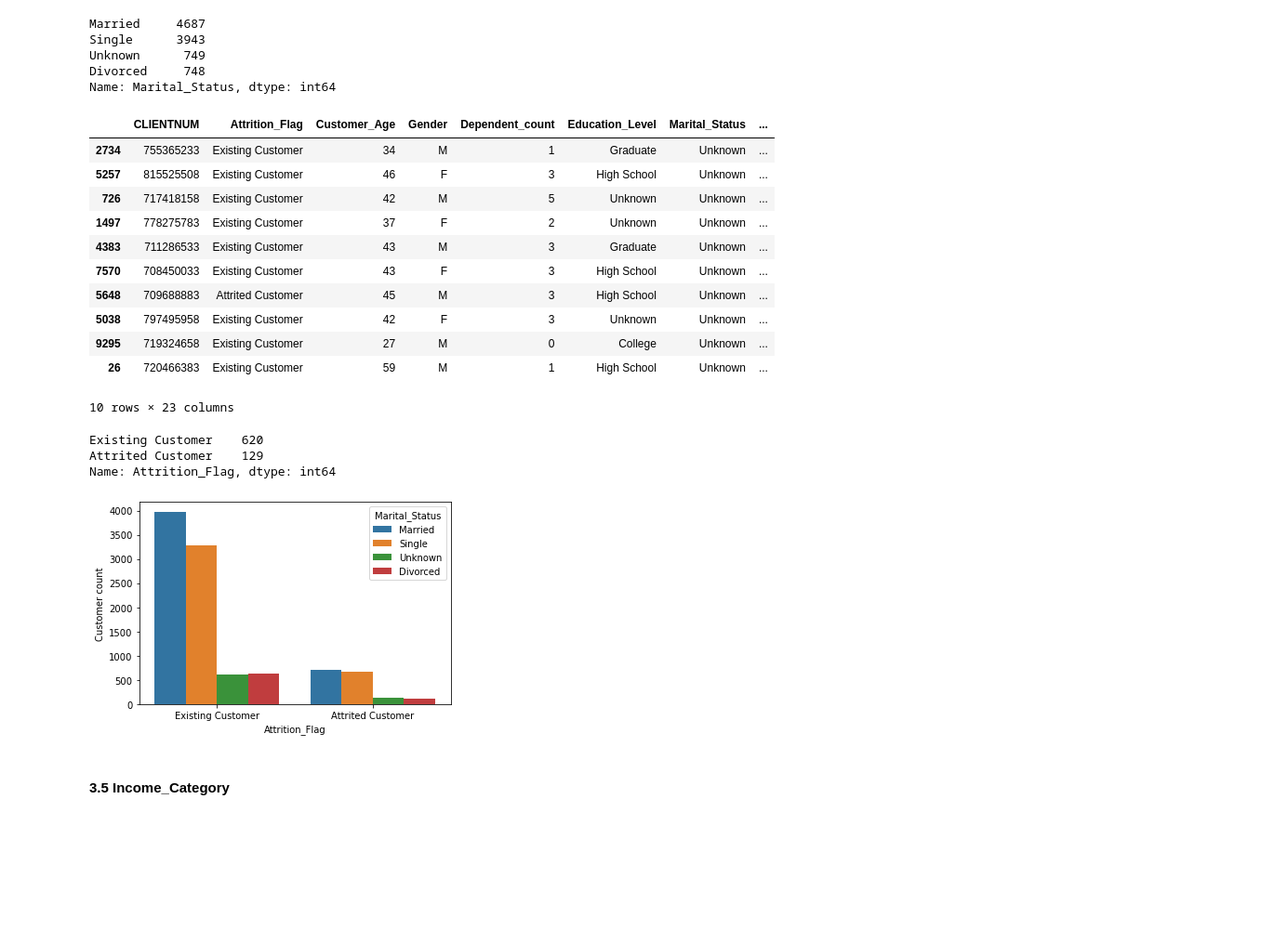
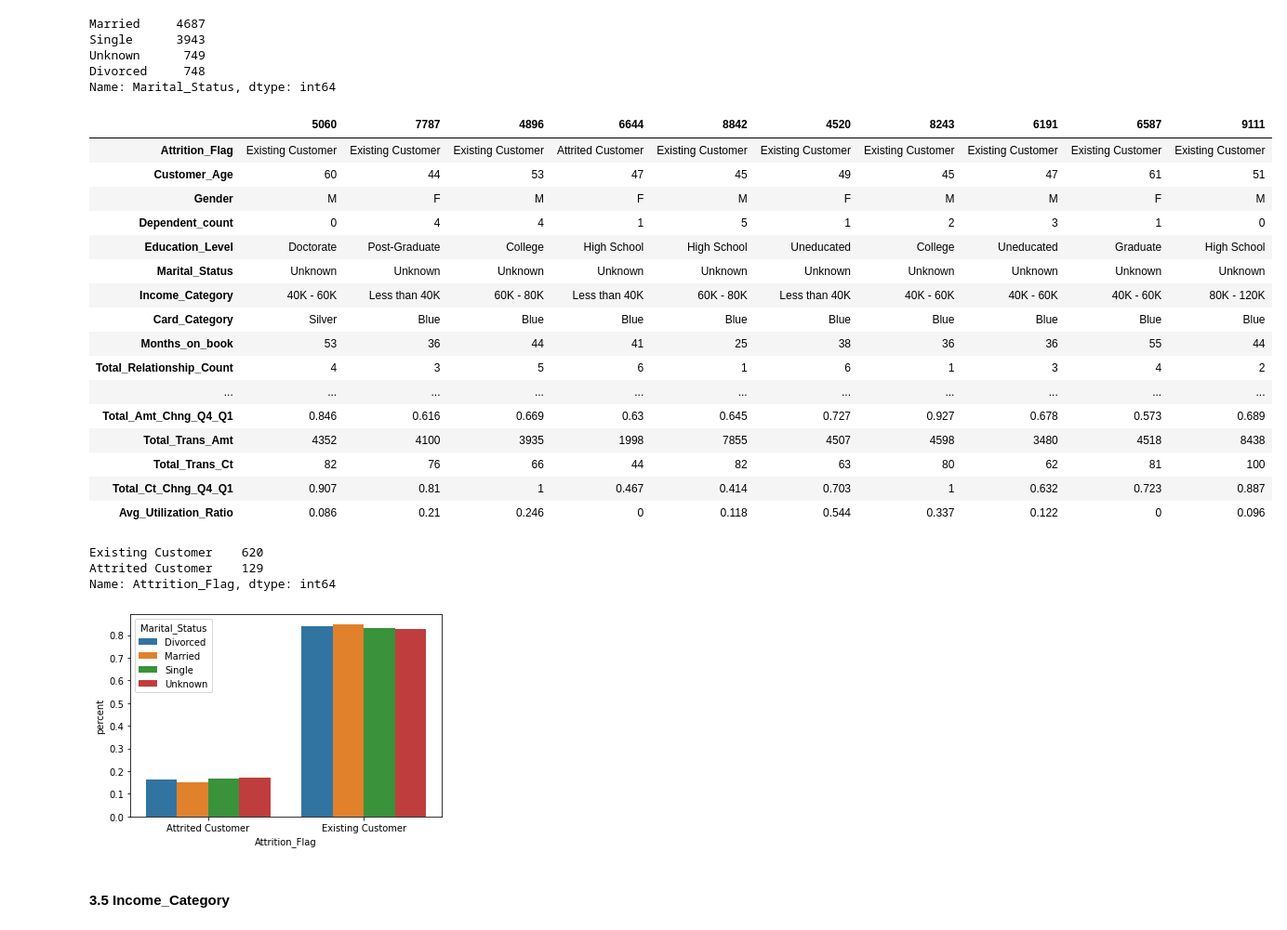
Before and after one commit to machquocvu/Springboard_Capstone2, a Jupyter notebook: Capstone2_Data_Wrangling.ipynb, the cells around one changed output. Shown: that part at 93% size. Drawn from its saved outputs; the diff is of its cells as text; code cells hidden in the pictures; blank space fills up the shorter version.

```diff
--- a/Capstone2_Data_Wrangling.ipynb
+++ b/Capstone2_Data_Wrangling.ipynb
@@ -5,5 +6,5 @@ import pandas as pd
 import matplotlib.pyplot as plt
 import seaborn as sns
 # %%
-df = pd.read_csv('Dataset/BankChurners.csv')
+churn_data = pd.read_csv('Dataset/BankChurners.csv')
 # %%
@@ -20,6 +21,9 @@ df.head()
 | 3 | 769911858 | Existing Customer | 40 | F | 4 | High School | Unknown | ... |
 | 4 | 709106358 | Existing Customer | 40 | M | 3 | Uneducated | Married | ... |
 5 rows × 23 columns
+# %%
+# Remove CLIENTNUM and last 2 columns (to ignore the Naive_Bayes columns as per the author of the dataset)
+df = churn_data.iloc[:, 1:-2]
 # %%
 # examine Income_Category values
 df.Income_Category.unique()
@@ -145,3 +165,6 @@ plt.show()
+# %%
+# Replace Unknown value with NaN for next stage of analysis
+df.Education_Level = df.Education_Level.replace('Unknown', np.nan)
 # %% [markdown]
 #### 3.4 Marital_Status
 # %%
@@ -155,20 +178,25 @@ Divorced     748
 Name: Marital_Status, dtype: int64
 # %%
 # Examine Unkown value; looks like values were missing randomly
-df[df.Marital_Status == 'Unknown'].sample(10)
+df[df.Marital_Status == 'Unknown'].sample(10).T
 # %% [output]
-|  | CLIENTNUM | Attrition_Flag | Customer_Age | Gender | Dependent_count | Education_Level | Marital_Status | ... |
-| 2734 | 755365233 | Existing Customer | 34 | M | 1 | Graduate | Unknown | ... |
-| 5257 | 815525508 | Existing Customer | 46 | F | 3 | High School | Unknown | ... |
-| 726 | 717418158 | Existing Customer | 42 | M | 5 | Unknown | Unknown | ... |
-| 1497 | 778275783 | Existing Customer | 37 | F | 2 | Unknown | Unknown | ... |
-| 4383 | 711286533 | Existing Customer | 43 | M | 3 | Graduate | Unknown | ... |
-| 7570 | 708450033 | Existing Customer | 43 | F | 3 | High School | Unknown | ... |
-| 5648 | 709688883 | Attrited Customer | 45 | M | 3 | High School | Unknown | ... |
-| 5038 | 797495958 | Existing Customer | 42 | F | 3 | Unknown | Unknown | ... |
-| 9295 | 719324658 | Existing Customer | 27 | M | 0 | College | Unknown | ... |
-| 26 | 720466383 | Existing Customer | 59 | M | 1 | High School | Unknown | ... |
+|  | 5060 | 7787 | 4896 | 6644 | 8842 | 4520 | 8243 | 6191 | 6587 | 9111 |
+| Attrition_Flag | Existing Customer | Existing Customer | Existing Customer | Attrited Customer | Existing Customer | Existing Customer | Existing Customer | Existing Customer | Existing Customer | Existing Customer |
+| Customer_Age | 60 | 44 | 53 | 47 | 45 | 49 | 45 | 47 | 61 | 51 |
+| Gender | M | F | M | F | M | F | M | M | F | M |
+| Dependent_count | 0 | 4 | 4 | 1 | 5 | 1 | 2 | 3 | 1 | 0 |
+| Education_Level | Doctorate | Post-Graduate | College | High School | High School | Uneducated | College | Uneducated | Graduate | High School |
+| Marital_Status | Unknown | Unknown | Unknown | Unknown | Unknown | Unknown | Unknown | Unknown | Unknown | Unknown |
+| Income_Category | 40K - 60K | Less than 40K | 60K - 80K | Less than 40K | 60K - 80K | Less than 40K | 40K - 60K | 40K - 60K | 40K - 60K | 80K - 120K |
+| Card_Category | Silver | Blue | Blue | Blue | Blue | Blue | Blue | Blue | Blue | Blue |
+| Months_on_book | 53 | 36 | 44 | 41 | 25 | 38 | 36 | 36 | 55 | 44 |
+| Total_Relationship_Count | 4 | 3 | 5 | 6 | 1 | 6 | 1 | 3 | 4 | 2 |
+| ... | ... | ... | ... | ... | ... | ... | ... | ... | ... | ... |
+| Total_Amt_Chng_Q4_Q1 | 0.846 | 0.616 | 0.669 | 0.63 | 0.645 | 0.727 | 0.927 | 0.678 | 0.573 | 0.689 |
+| Total_Trans_Amt | 4352 | 4100 | 3935 | 1998 | 7855 | 4507 | 4598 | 3480 | 4518 | 8438 |
+| Total_Trans_Ct | 82 | 76 | 66 | 44 | 82 | 63 | 80 | 62 | 81 | 100 |
+| Total_Ct_Chng_Q4_Q1 | 0.907 | 0.81 | 1 | 0.467 | 0.414 | 0.703 | 1 | 0.632 | 0.723 | 0.887 |
+| Avg_Utilization_Ratio | 0.086 | 0.21 | 0.246 | 0 | 0.118 | 0.544 | 0.337 | 0.122 | 0 | 0.096 |
-10 rows × 23 columns
 # %%
 # Missing value on target feature
 df.loc[df.Marital_Status == 'Unknown', 'Attrition_Flag'].value_counts()
@@ -176,10 +204,11 @@ df.loc[df.Marital_Status == 'Unknown', 'Attrition_Flag'].value_counts()
 Existing Customer    620
 Attrited Customer    129
 Name: Attrition_Flag, dtype: int64
-# %%
-# Seems like there was no clear relationship between Marital_Status and Attrition_Flag
-sns.countplot('Attrition_Flag',hue='Marital_Status',data=df)
-plt.ylabel('Customer count')
-plt.show()
-# %% [output]
-[figure, removed]
+# %%
+# Examine relationship between Marital_Status and Attrited Customer by percentage graph
+# It seems like Married customers have higher chance of churning
+mar_pct = (df.groupby(['Marital_Status', 'Attrition_Flag']).size() / df.groupby('Marital_Status').size()).reset_index().rename({0:'percent'}, axis=1)
+sns.barplot(x='Attrition_Flag', hue='Marital_Status', y='percent', data=mar_pct)
+plt.show()
+# %% [output]
+[figure, added]
```
Also changed, not shown: parts of 43 cells of this notebook.
